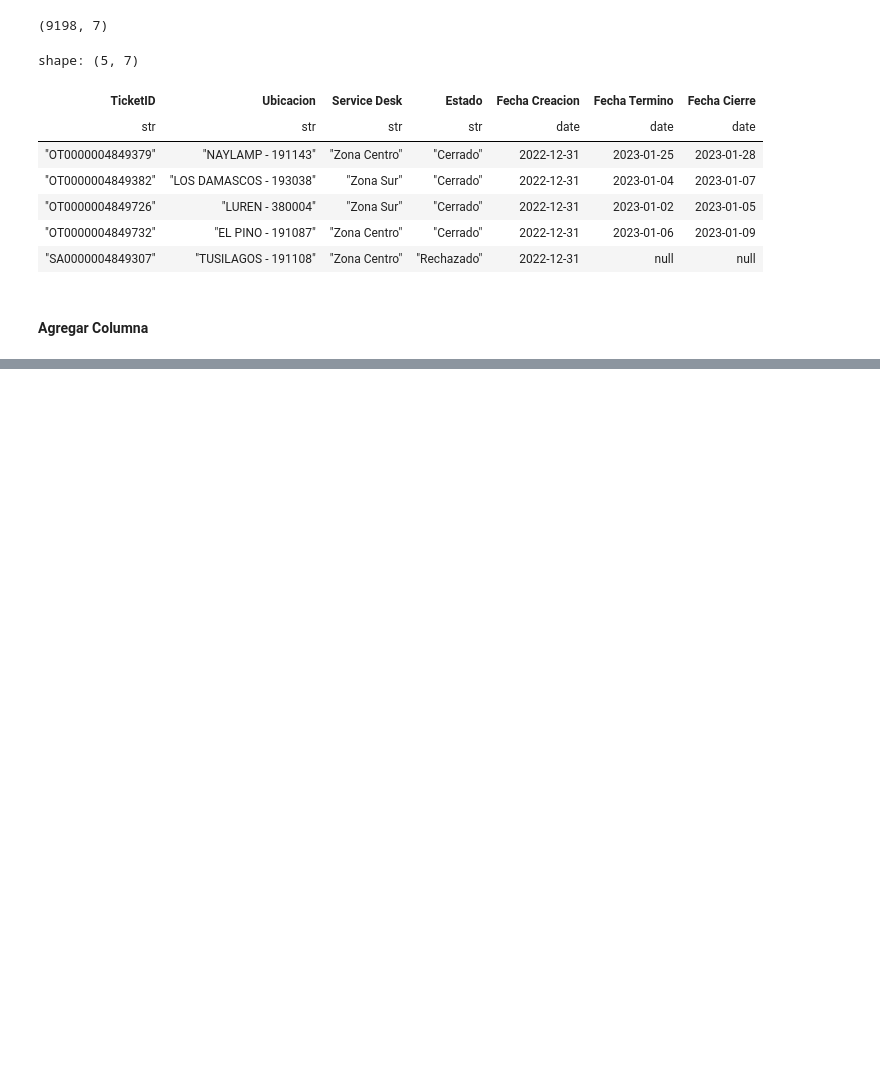
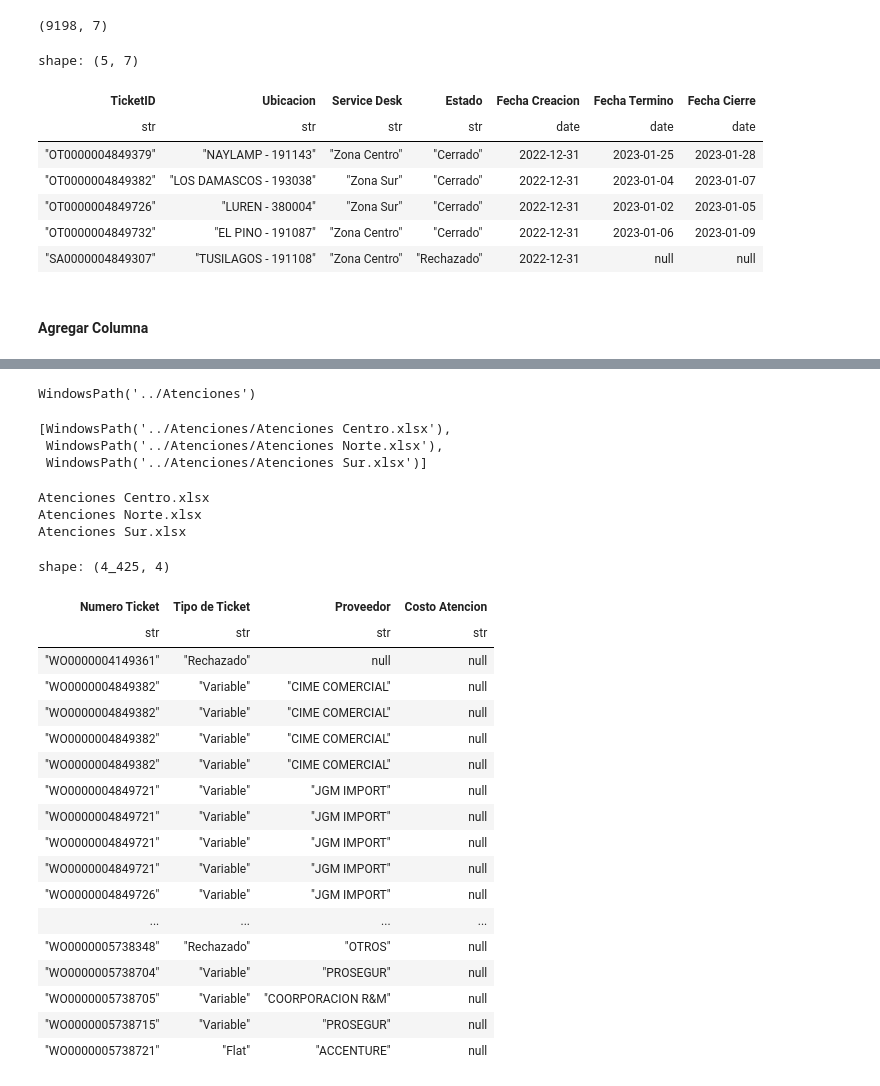
Before and after one commit to KevinTalavera/Python-for-ETL-S1, a Jupyter notebook: Base_Tickets.ipynb, the cells around one changed output, grey strips where cells are left out. Cells and saved outputs as stored; diff of their text form; code cells hidden in the pictures; blank space fills up the shorter version.

Commit message:
Base Ticket - Costo Atencion

```diff
--- a/Base_Tickets.ipynb
+++ b/Base_Tickets.ipynb
@@ -144,0 +149,57 @@ shape: (10, 12)
+# %%
+rutaCarpeta = Path('../Atenciones')
+rutaCarpeta
+# %% [output]
+WindowsPath('../Atenciones')
+# %%
+archivosExcel = list (rutaCarpeta.glob('*.xlsx'))
+# %%
+archivosExcel
+# %% [output]
+[WindowsPath('../Atenciones/Atenciones Centro.xlsx'),
+ WindowsPath('../Atenciones/Atenciones Norte.xlsx'),
+ WindowsPath('../Atenciones/Atenciones Sur.xlsx')]
+# %%
+for archivo in archivosExcel:
+    print(str(archivo).split("\\")[2])
+# %% [output]
+Atenciones Centro.xlsx
+Atenciones Norte.xlsx
+Atenciones Sur.xlsx
+# %%
+Atenciones = pl.DataFrame()
+
+for archivo in archivosExcel:
+
+    file = str(archivo).split("\\")[2]
+
+    Atenciones = pl.read_excel(
+        source = '../Atenciones/' + file,
+        sheet_name= 'Hoja1',
+        engine= 'xlsx2csv',
+        read_csv_options = {
+            "columns": ["Numero Ticket","Tipo de Ticket","Proveedor","Costo Atencion"],
+            "dtypes" : {"Costo Atencion": pl.Utf8}        }
+    )
+# %%
+Atenciones
+# %% [output]
+shape: (4_425, 4)
+| Numero Ticket | Tipo de Ticket | Proveedor | Costo Atencion |
+| str | str | str | str |
+| "WO0000004149361" | "Rechazado" | null | null |
+| "WO0000004849382" | "Variable" | "CIME COMERCIAL" | null |
+| "WO0000004849382" | "Variable" | "CIME COMERCIAL" | null |
+| "WO0000004849382" | "Variable" | "CIME COMERCIAL" | null |
+| "WO0000004849382" | "Variable" | "CIME COMERCIAL" | null |
+| "WO0000004849721" | "Variable" | "JGM IMPORT" | null |
+| "WO0000004849721" | "Variable" | "JGM IMPORT" | null |
+| "WO0000004849721" | "Variable" | "JGM IMPORT" | null |
+| "WO0000004849721" | "Variable" | "JGM IMPORT" | null |
+| "WO0000004849726" | "Variable" | "JGM IMPORT" | null |
+| ... | ... | ... | ... |
+| "WO0000005738348" | "Rechazado" | "OTROS" | null |
+| "WO0000005738704" | "Variable" | "PROSEGUR" | null |
+| "WO0000005738705" | "Variable" | "COORPORACION R&M" | null |
+| "WO0000005738715" | "Variable" | "PROSEGUR" | null |
+| "WO0000005738721" | "Flat" | "ACCENTURE" | null |
```
Also changed, not shown: parts of 5 cells of this notebook.
